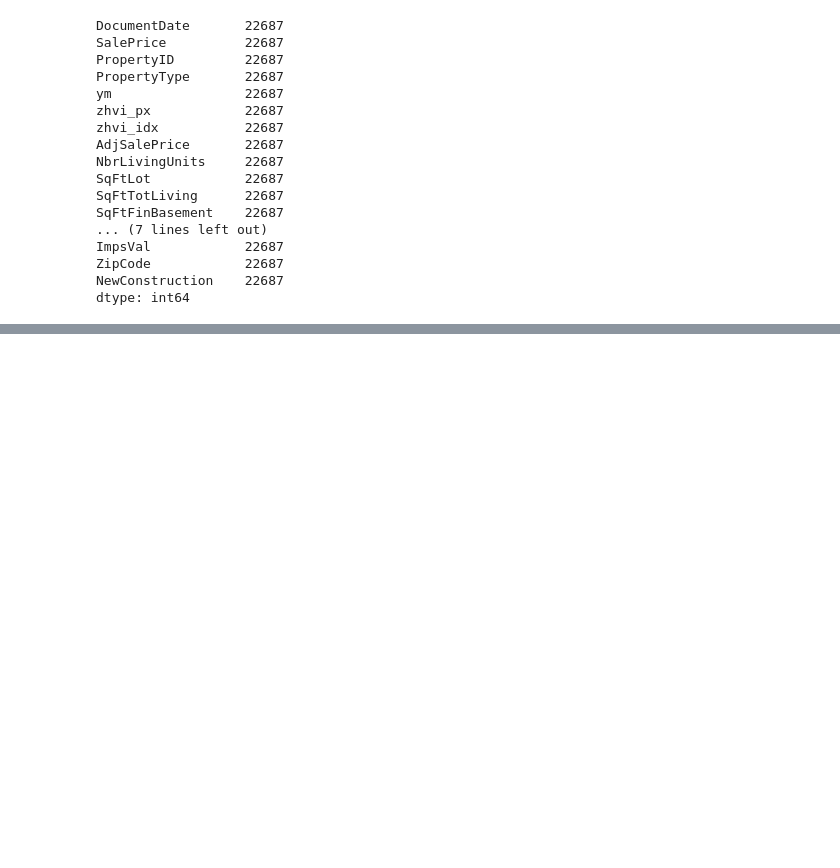
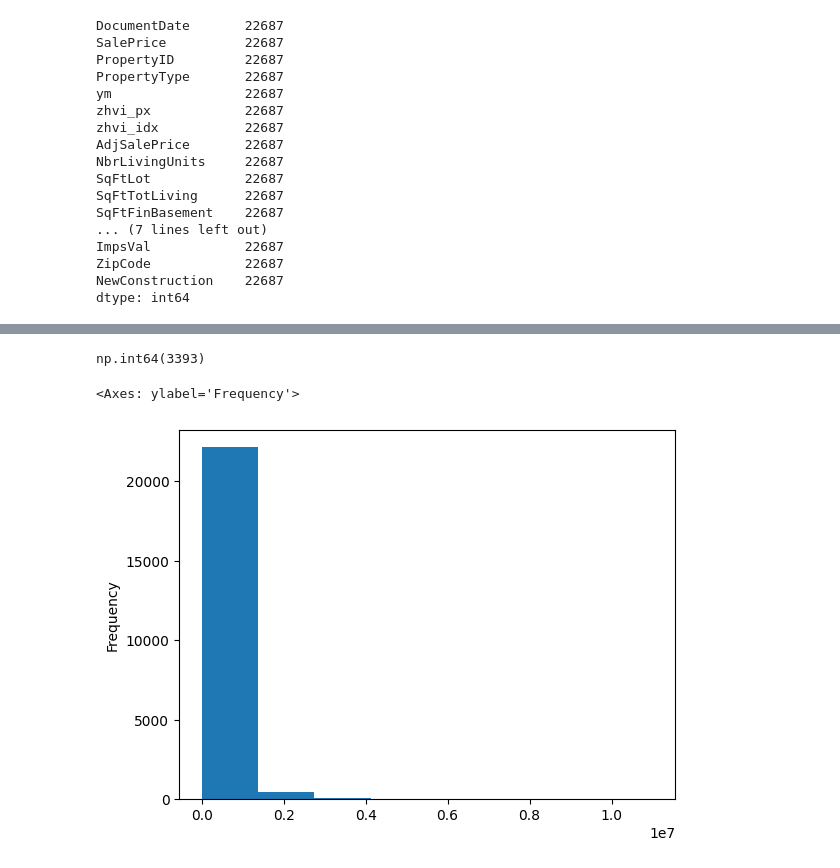
Before and after one commit to ChandanSinghMahar/Churn-Analysis, a Jupyter notebook: notebook/churn_analysis.ipynb, the cells around one changed output, grey strips where cells are left out. Saved outputs shown, nothing was run; the diff lists cells and outputs as text; code cells hidden in the pictures; blank space fills up the shorter version.

Commit message:
Univariate Analysis of numerical Cols, Type Fixing

```diff
--- a/notebook/churn_analysis.ipynb
+++ b/notebook/churn_analysis.ipynb
@@ -92,3 +92,6 @@ ImpsVal            22687
 ZipCode            22687
 NewConstruction    22687
 dtype: int64
+# %%
+# Dropping this column not using regression analysis
+df.drop(columns='NewConstruction',inplace=True)
@@ -94,0 +212,9 @@ dtype: int64
+# %%
+(df['SalePrice'] < df['SalePrice'].quantile(q = .15)).sum()
+# %% [output]
+np.int64(3393)
+# %%
+df['SalePrice'].plot(kind ='hist',bins = 8)
+# %% [output]
+<Axes: ylabel='Frequency'>
+[figure, added]
```
Also changed, not shown: parts of 17 cells of this notebook, 1 other file.
